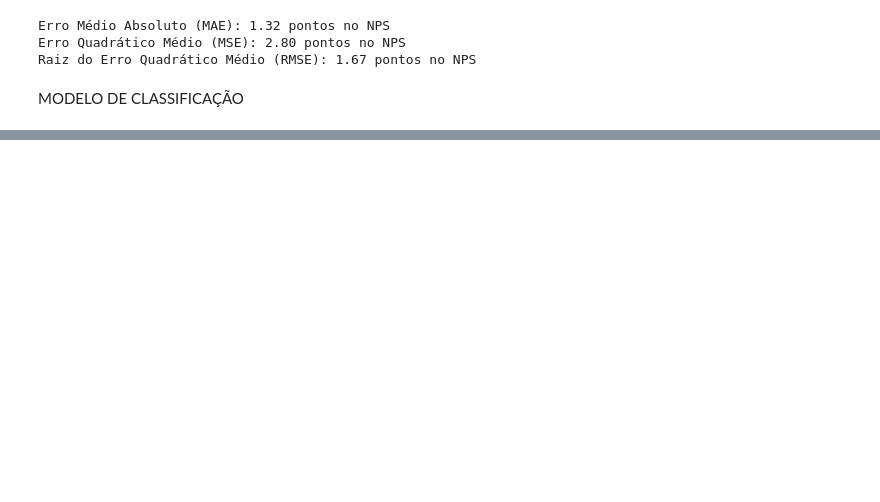
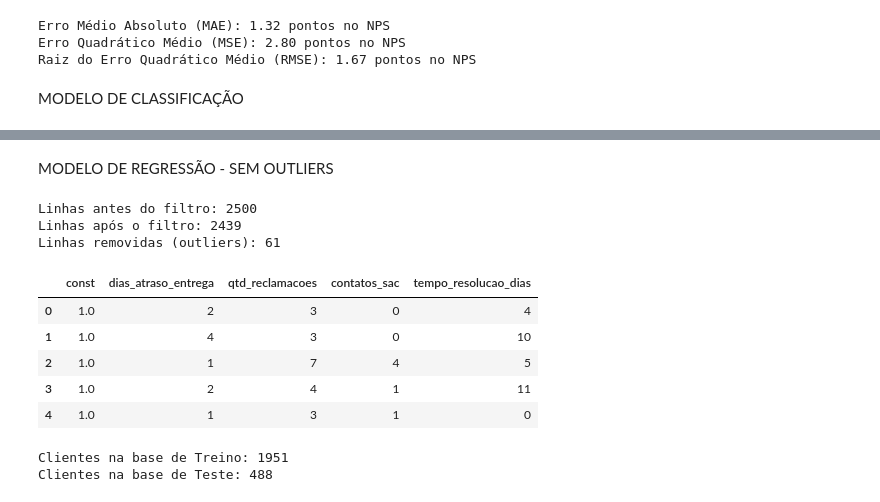
Before and after one commit to henriquebrod/Tech-Challenge-Fase-1, a Jupyter notebook: notebooks/Desafio_Tech_Challenge_Fase_1.ipynb, the cells around one changed output, grey strips where cells are left out. Drawn from its saved outputs; the diff is of its cells as text; code cells hidden in the pictures; blank space fills up the shorter version.

```diff
--- a/notebooks/Desafio_Tech_Challenge_Fase_1.ipynb
+++ b/notebooks/Desafio_Tech_Challenge_Fase_1.ipynb
@@ -3,4 +1,5 @@ MODELO DE REGRESSÃO
 # %%
+# Impotação das bibliotecas que serão utilizadas e busca dos dados no csv
 import numpy as np
 import pandas as pd
 from sklearn.model_selection import train_test_split
@@ -9,9 +8,9 @@ from sklearn.metrics import mean_absolute_error, mean_squared_error
 
 caminho_dados = 'https://raw.githubusercontent.com/AnaRaquelCafe/POSTECH_AI_SCIENTIST/refs/heads/main/Base%20de%20dados%20Tech%20Challenge/desafio_nps_fase_1.csv'
 
-dados = pd.read_csv(caminho_dados)
+df = pd.read_csv(caminho_dados)
 
-dados.head(10)
+df.head(10)
 # %% [output]
 |  | customer_id | customer_age | customer_region | customer_tenure_months | order_id | order_value | ... |
 | 0 | 1 | 63 | Nordeste | 14 | 50001 | 139.73 | ... |
@@ -175,0 +237,2 @@ Não-Detrator (0)       0.55      0.33      0.41        73
+# %% [markdown]
+MODELO DE REGRESSÃO - SEM OUTLIERS
@@ -175,0 +242,20 @@ Não-Detrator (0)       0.55      0.33      0.41        73
+# %%
+# Removendo inconsistência da nota do NPS (NPS máximo é 10)
+df_sem_outliers = df[df['nota_nps'] <= 10].copy()
+
+# Mapeando combinações com frequência >= 5 usando a matriz criada no EDA
+frequencia_combinacoes = df_sem_outliers.groupby(['dias_atraso_entrega', 'qtd_reclamacoes'])['nota_nps'].transform('count')
+
+frequencia_combinacoes
+
+# Filtrando apenas os registros cujas combinações possuem 5 ou mais ocorrências
+df_sem_outliers = df_sem_outliers[frequencia_combinacoes >= 5].reset_index(drop=True)
+
+# Verificando quantos registros restaram após a remoção dos outliers
+print(f"Linhas antes do filtro: {len(df)}")
+print(f"Linhas após o filtro: {len(df_sem_outliers)}")
+print(f"Linhas removidas (outliers): {len(df) - len(df_sem_outliers)}")
+# %% [output]
+Linhas antes do filtro: 2500
+Linhas após o filtro: 2439
+Linhas removidas (outliers): 61
@@ -175,0 +265,43 @@ Não-Detrator (0)       0.55      0.33      0.41        73
+# %%
+# Definindo a variável alvo
+Y_so = df_sem_outliers['nota_nps']
+
+# Selecionando apenas as variáveis de entrada operacionais relevantes conforme o EDA
+colunas_operacionais = [
+    'dias_atraso_entrega',
+    'qtd_reclamacoes',
+    'contatos_sac',
+    'tempo_resolucao_dias'
+]
+
+X_so = df_sem_outliers[colunas_operacionais]
+
+# Adicionando a constante (intercepto) à matriz de variáveis explicativas.
+# O statsmodels exige essa etapa para calcular o valor base da nota do NPS
+# quando todas as variáveis forem iguais a zero.
+X_com_const_so = sm.add_constant(X_so)
+
+# Verificando as 5 primeiras linhas da matriz X pronta
+X_com_const_so.head()
+# %% [output]
+|  | const | dias_atraso_entrega | qtd_reclamacoes | contatos_sac | tempo_resolucao_dias |
+| 0 | 1.0 | 2 | 3 | 0 | 4 |
+| 1 | 1.0 | 4 | 3 | 0 | 10 |
+| 2 | 1.0 | 1 | 7 | 4 | 5 |
+| 3 | 1.0 | 2 | 4 | 1 | 11 |
+| 4 | 1.0 | 1 | 3 | 1 | 0 |
+# %%
+# Dividindo a base: 80% para treino e 20% para teste
+X_train_so, X_test_so, y_train_so, y_test_so = train_test_split(
+    X_com_const_so,
+    Y_so,
+    test_size=0.20,
+    random_state=42
+)
+
+# Conferindo o tamanho de cada base
+print(f"Clientes na base de Treino: {len(X_train_so)}")
+print(f"Clientes na base de Teste: {len(X_test_so)}")
+# %% [output]
+Clientes na base de Treino: 1951
+Clientes na base de Teste: 488
```
Also changed, not shown: parts of 21 cells of this notebook, 1 other file.
